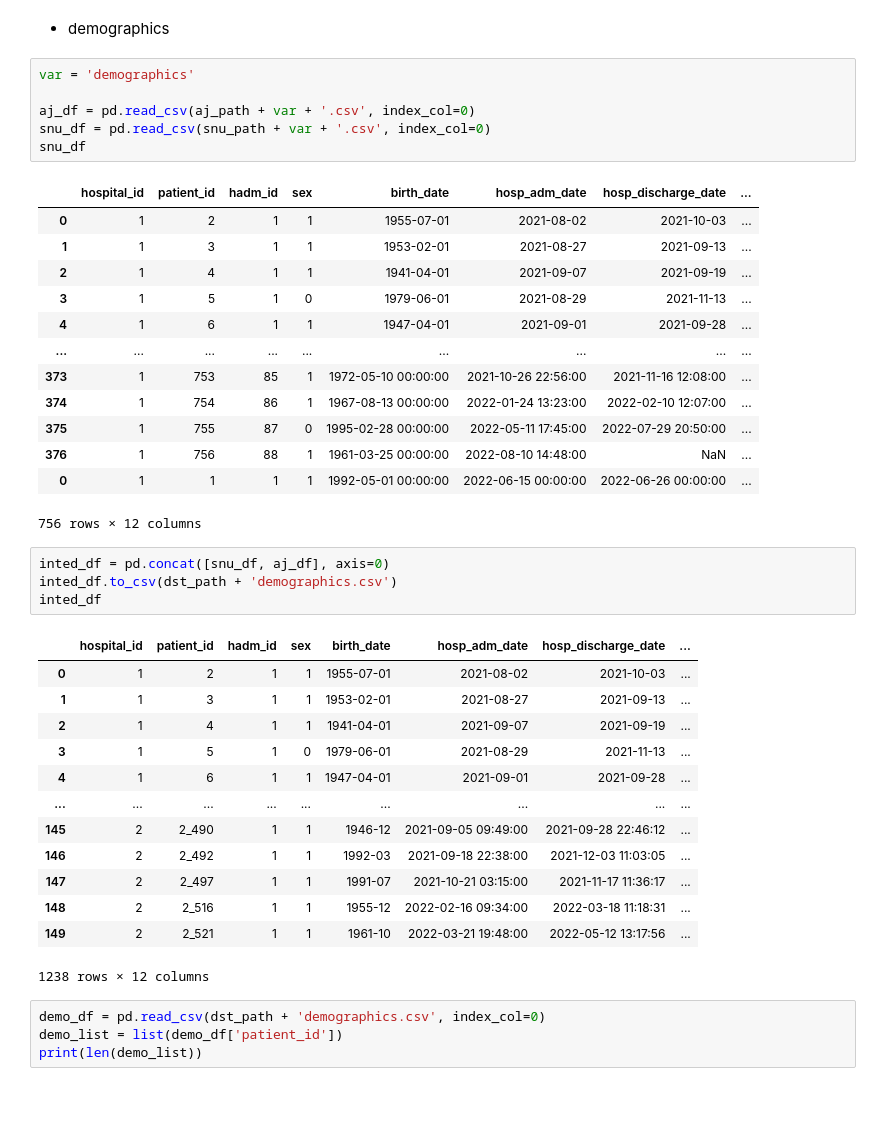
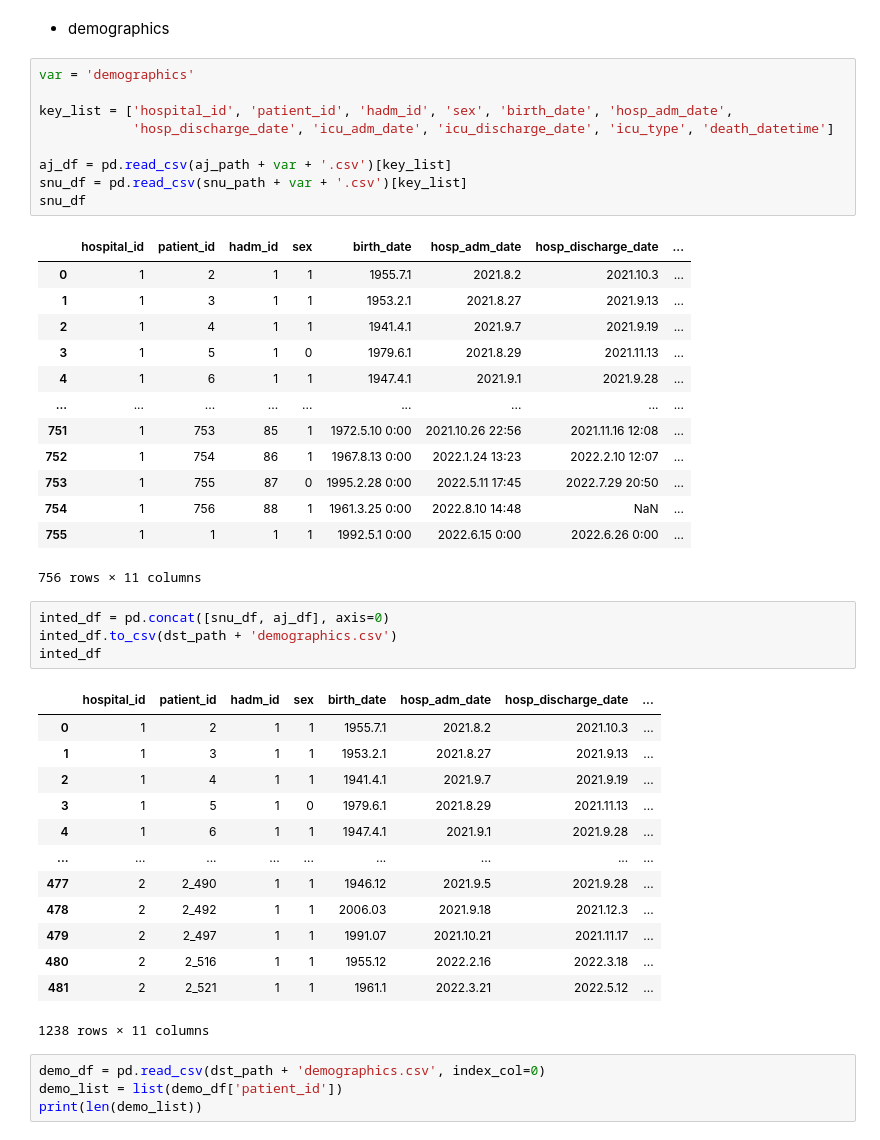
Before and after one commit to skjangbudon/nia_vent_weaning, a Jupyter notebook: notebook/data_preprocess_final.ipynb, the cells around one changed output. Cells and saved outputs as stored; diff of their text form; blank space fills up the shorter version.

```diff
--- a/notebook/data_preprocess_1103.ipynb
+++ b/notebook/data_preprocess_final.ipynb
@@ -499,41 +499,44 @@ inted_df
 # %%
 var = 'demographics'
 
-aj_df = pd.read_csv(aj_path + var + '.csv', index_col=0)
-snu_df = pd.read_csv(snu_path + var + '.csv', index_col=0)
+key_list = ['hospital_id', 'patient_id', 'hadm_id', 'sex', 'birth_date', 'hosp_adm_date',
+            'hosp_discharge_date', 'icu_adm_date', 'icu_discharge_date', 'icu_type', 'death_datetime']
+
+aj_df = pd.read_csv(aj_path + var + '.csv')[key_list]
+snu_df = pd.read_csv(snu_path + var + '.csv')[key_list]
 snu_df
 # %% [output]
 |  | hospital_id | patient_id | hadm_id | sex | birth_date | hosp_adm_date | hosp_discharge_date | ... |
-| 0 | 1 | 2 | 1 | 1 | 1955-07-01 | 2021-08-02 | 2021-10-03 | ... |
-| 1 | 1 | 3 | 1 | 1 | 1953-02-01 | 2021-08-27 | 2021-09-13 | ... |
-| 2 | 1 | 4 | 1 | 1 | 1941-04-01 | 2021-09-07 | 2021-09-19 | ... |
-| 3 | 1 | 5 | 1 | 0 | 1979-06-01 | 2021-08-29 | 2021-11-13 | ... |
-| 4 | 1 | 6 | 1 | 1 | 1947-04-01 | 2021-09-01 | 2021-09-28 | ... |
+| 0 | 1 | 2 | 1 | 1 | 1955.7.1 | 2021.8.2 | 2021.10.3 | ... |
+| 1 | 1 | 3 | 1 | 1 | 1953.2.1 | 2021.8.27 | 2021.9.13 | ... |
+| 2 | 1 | 4 | 1 | 1 | 1941.4.1 | 2021.9.7 | 2021.9.19 | ... |
+| 3 | 1 | 5 | 1 | 0 | 1979.6.1 | 2021.8.29 | 2021.11.13 | ... |
+| 4 | 1 | 6 | 1 | 1 | 1947.4.1 | 2021.9.1 | 2021.9.28 | ... |
 | ... | ... | ... | ... | ... | ... | ... | ... | ... |
-| 373 | 1 | 753 | 85 | 1 | 1972-05-10 00:00:00 | 2021-10-26 22:56:00 | 2021-11-16 12:08:00 | ... |
-| 374 | 1 | 754 | 86 | 1 | 1967-08-13 00:00:00 | 2022-01-24 13:23:00 | 2022-02-10 12:07:00 | ... |
-| 375 | 1 | 755 | 87 | 0 | 1995-02-28 00:00:00 | 2022-05-11 17:45:00 | 2022-07-29 20:50:00 | ... |
-| 376 | 1 | 756 | 88 | 1 | 1961-03-25 00:00:00 | 2022-08-10 14:48:00 | NaN | ... |
-| 0 | 1 | 1 | 1 | 1 | 1992-05-01 00:00:00 | 2022-06-15 00:00:00 | 2022-06-26 00:00:00 | ... |
+| 751 | 1 | 753 | 85 | 1 | 1972.5.10 0:00 | 2021.10.26 22:56 | 2021.11.16 12:08 | ... |
+| 752 | 1 | 754 | 86 | 1 | 1967.8.13 0:00 | 2022.1.24 13:23 | 2022.2.10 12:07 | ... |
+| 753 | 1 | 755 | 87 | 0 | 1995.2.28 0:00 | 2022.5.11 17:45 | 2022.7.29 20:50 | ... |
+| 754 | 1 | 756 | 88 | 1 | 1961.3.25 0:00 | 2022.8.10 14:48 | NaN | ... |
+| 755 | 1 | 1 | 1 | 1 | 1992.5.1 0:00 | 2022.6.15 0:00 | 2022.6.26 0:00 | ... |
-756 rows × 12 columns
+756 rows × 11 columns
 # %%
 inted_df = pd.concat([snu_df, aj_df], axis=0)
 inted_df.to_csv(dst_path + 'demographics.csv')
 inted_df
 # %% [output]
 |  | hospital_id | patient_id | hadm_id | sex | birth_date | hosp_adm_date | hosp_discharge_date | ... |
-| 0 | 1 | 2 | 1 | 1 | 1955-07-01 | 2021-08-02 | 2021-10-03 | ... |
-| 1 | 1 | 3 | 1 | 1 | 1953-02-01 | 2021-08-27 | 2021-09-13 | ... |
-| 2 | 1 | 4 | 1 | 1 | 1941-04-01 | 2021-09-07 | 2021-09-19 | ... |
-| 3 | 1 | 5 | 1 | 0 | 1979-06-01 | 2021-08-29 | 2021-11-13 | ... |
-| 4 | 1 | 6 | 1 | 1 | 1947-04-01 | 2021-09-01 | 2021-09-28 | ... |
+| 0 | 1 | 2 | 1 | 1 | 1955.7.1 | 2021.8.2 | 2021.10.3 | ... |
+| 1 | 1 | 3 | 1 | 1 | 1953.2.1 | 2021.8.27 | 2021.9.13 | ... |
+| 2 | 1 | 4 | 1 | 1 | 1941.4.1 | 2021.9.7 | 2021.9.19 | ... |
+| 3 | 1 | 5 | 1 | 0 | 1979.6.1 | 2021.8.29 | 2021.11.13 | ... |
+| 4 | 1 | 6 | 1 | 1 | 1947.4.1 | 2021.9.1 | 2021.9.28 | ... |
 | ... | ... | ... | ... | ... | ... | ... | ... | ... |
-| 145 | 2 | 2_490 | 1 | 1 | 1946-12 | 2021-09-05 09:49:00 | 2021-09-28 22:46:12 | ... |
-| 146 | 2 | 2_492 | 1 | 1 | 1992-03 | 2021-09-18 22:38:00 | 2021-12-03 11:03:05 | ... |
-| 147 | 2 | 2_497 | 1 | 1 | 1991-07 | 2021-10-21 03:15:00 | 2021-11-17 11:36:17 | ... |
-| 148 | 2 | 2_516 | 1 | 1 | 1955-12 | 2022-02-16 09:34:00 | 2022-03-18 11:18:31 | ... |
-| 149 | 2 | 2_521 | 1 | 1 | 1961-10 | 2022-03-21 19:48:00 | 2022-05-12 13:17:56 | ... |
+| 477 | 2 | 2_490 | 1 | 1 | 1946.12 | 2021.9.5 | 2021.9.28 | ... |
+| 478 | 2 | 2_492 | 1 | 1 | 2006.03 | 2021.9.18 | 2021.12.3 | ... |
+| 479 | 2 | 2_497 | 1 | 1 | 1991.07 | 2021.10.21 | 2021.11.17 | ... |
+| 480 | 2 | 2_516 | 1 | 1 | 1955.12 | 2022.2.16 | 2022.3.18 | ... |
+| 481 | 2 | 2_521 | 1 | 1 | 1961.1 | 2022.3.21 | 2022.5.12 | ... |
-1238 rows × 12 columns
+1238 rows × 11 columns
 # %%
 demo_df = pd.read_csv(dst_path + 'demographics.csv', index_col=0)
 demo_list = list(demo_df['patient_id'])
```
Also changed, not shown: parts of 39 cells of this notebook, 1 other file.
